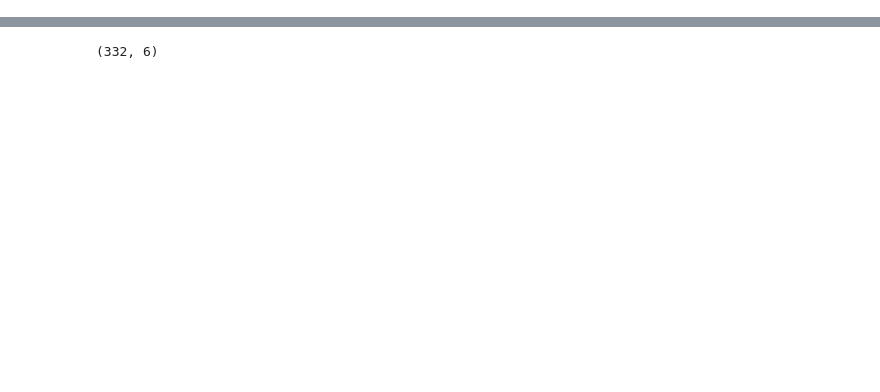
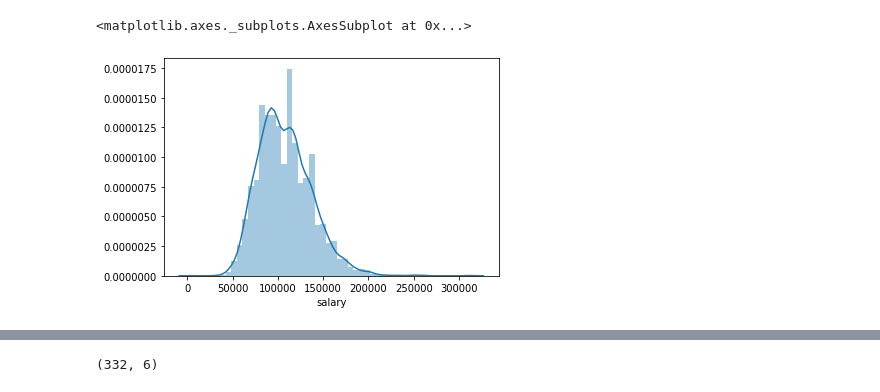
Before and after one commit to krystinli/ds_salary_h1b, a Jupyter notebook: 00_data_check.ipynb, the cells around one changed output, grey strips where cells are left out. Drawn from its saved outputs; the diff is of its cells as text; code cells hidden in the pictures; blank space fills up the shorter version.

```diff
--- a/00_data_check.ipynb
+++ b/00_data_check.ipynb
@@ -115,0 +158,6 @@ ds_jobs_df.head()
+# %%
+# if setting uppper bound at 400K
+sns.distplot(ds_jobs_df[ds_jobs_df['salary']<400000]['salary'])
+# %% [output]
+<matplotlib.axes._subplots.AxesSubplot at 0x...>
+[figure, added]
```
Also changed, not shown: parts of 19 cells of this notebook, 2 other files.
